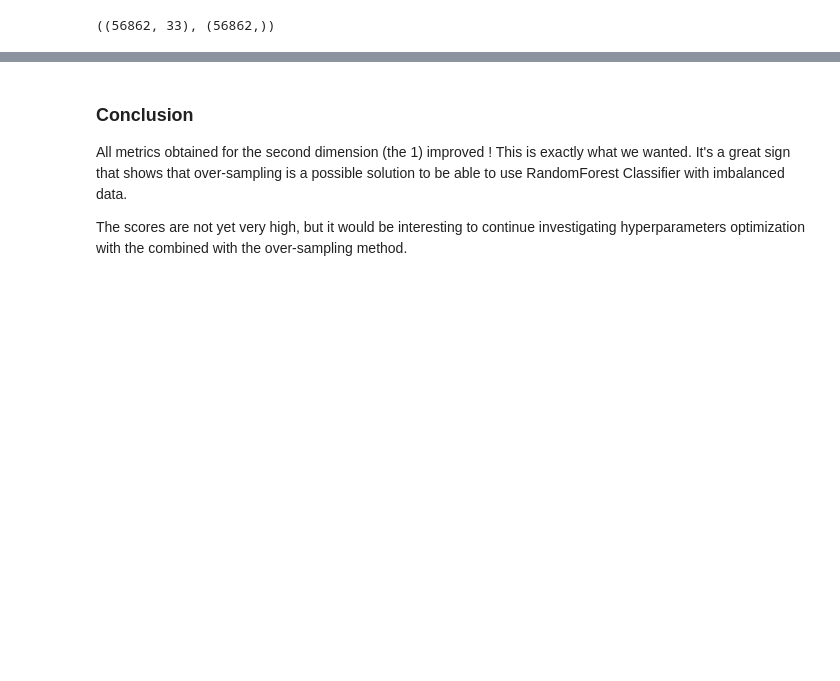
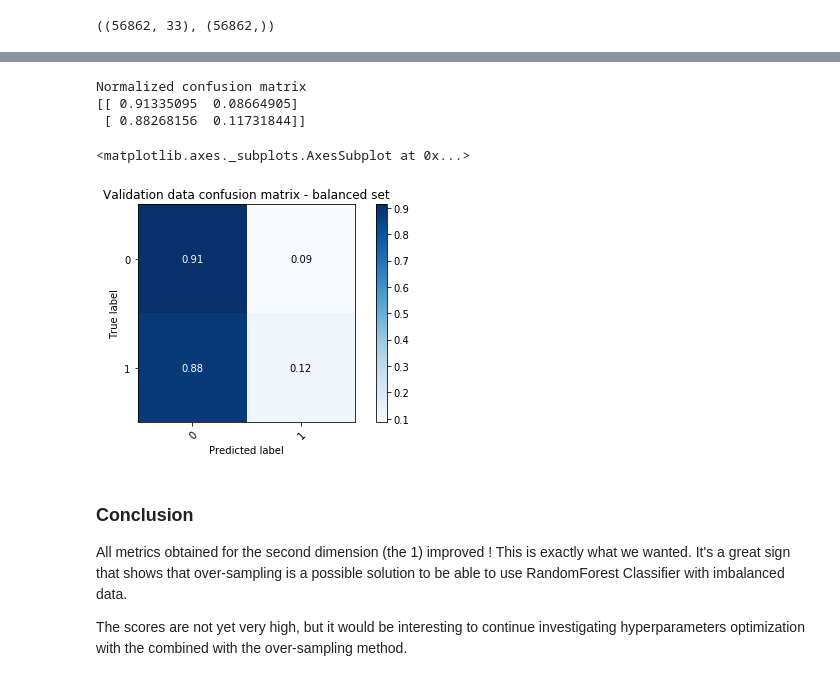
Before and after one commit to Vee-Ouma/Arvato-Udacity-Captsone, a Jupyter notebook: Arvato Project Workbook.ipynb, the cells around one changed output, grey strips where cells are left out. Drawn from its saved outputs; the diff is of its cells as text; code cells hidden in the pictures; blank space fills up the shorter version.

```diff
--- a/Arvato Project Workbook.ipynb
+++ b/Arvato Project Workbook.ipynb
@@ -1030,4 +1031,12 @@ precision_recall_fscore_support(y_true=y_valid, y_pred=pred_valid_ros)
  array([13999,   179]))
+# %%
+plot_confusion_matrix(y_pred=pred_valid_ros,y_true=y_valid,classes=np.array([0,1]),normalize=True,title='Validation data confusion matrix - balanced set')
+# %% [output]
+Normalized confusion matrix
+[[ 0.91335095  0.08664905]
+ [ 0.88268156  0.11731844]]
+<matplotlib.axes._subplots.AxesSubplot at 0x...>
+[figure, added]
 # %% [markdown]
 ### Conclusion
 
```
Also changed, not shown: parts of 29 cells of this notebook, 1 other file.
